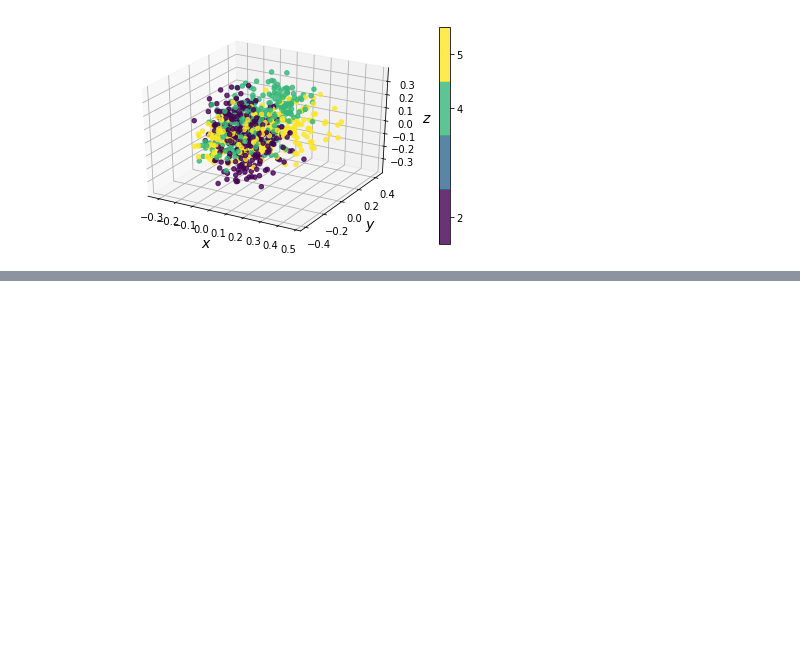
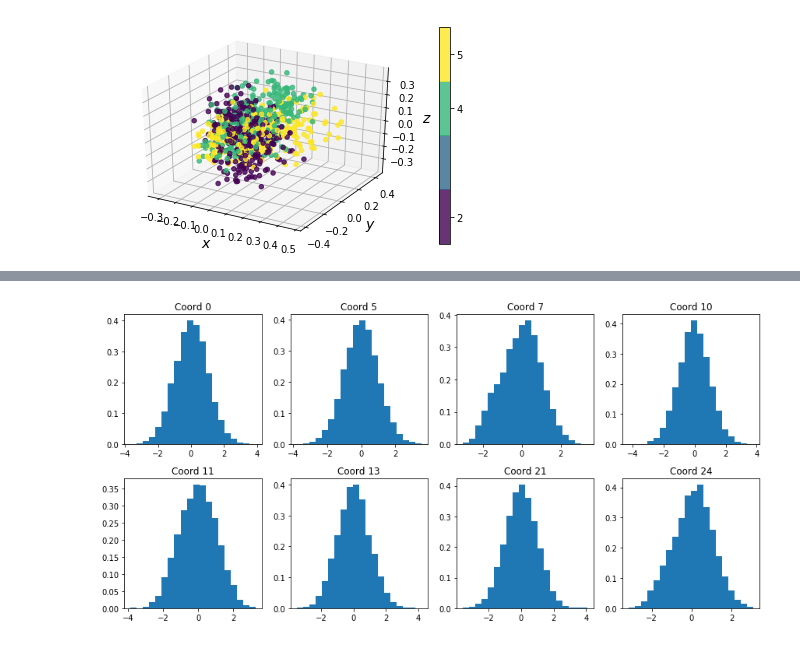
Before and after one commit to mathybit/ml-tutorials, a Jupyter notebook: autoencoders.ipynb, the cells around one changed output, grey strips where cells are left out. Drawn from its saved outputs; the diff is of its cells as text; code cells hidden in the pictures; blank space fills up the shorter version.

```diff
--- a/autoencoders.ipynb
+++ b/autoencoders.ipynb
@@ -1603,0 +1944,3 @@ plt.show()
+# %%
+encoder_output = encoder.predict(X_test, verbose=True)
+print(encoder_output[0].shape)
@@ -1603,0 +1950,31 @@ plt.show()
+# %%
+X_encoded = encoder_output[0]
+showAll = False
+
+coord_indeces = np.array([
+    [ 0, 5, 7, 10],
+    [ 11, 13, 21, 24]
+])
+
+if showAll:
+    n_cols = 6
+    n_rows = X_encoded.shape[1] // n_cols
+else:
+    n_cols = coord_indeces.shape[1]
+    n_rows = coord_indeces.shape[0]
+
+plt.figure(figsize=(12, int(12.0/n_cols * n_rows)))
+for row in range(n_rows):
+    for col in range(n_cols):
+        i = row * n_cols + col
+        plt.subplot(n_rows, n_cols, i + 1)
+        if showAll:
+            plt.title("Coord " + str(i))
+            plt.hist(X_encoded[:, i], bins=20, density=True)
+        else:
+            plt.title("Coord " + str(coord_indeces[row, col]))
+            plt.hist(X_encoded[:, coord_indeces[row, col]], bins=20, density=True)
+plt.tight_layout()
+plt.show()
+# %% [output]
+[figure, added]
```
Also changed, not shown: parts of 54 cells of this notebook, 22 other files.
